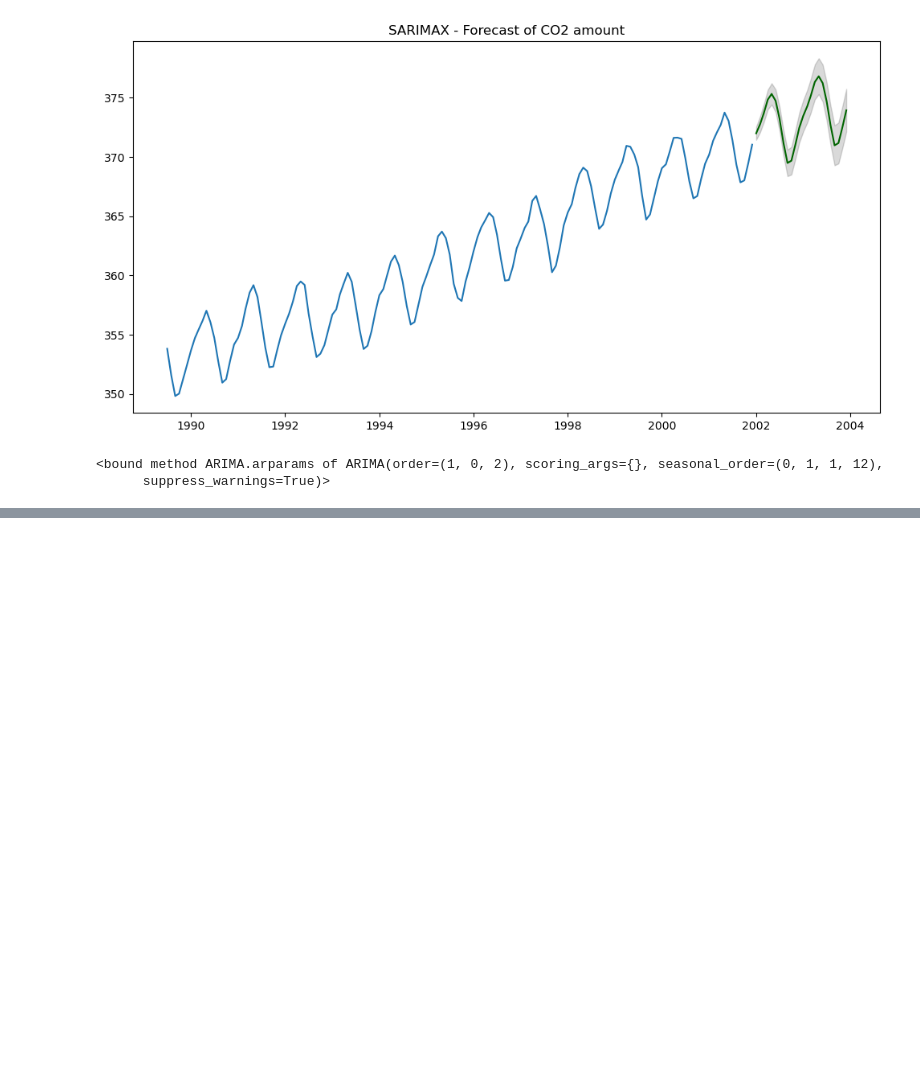
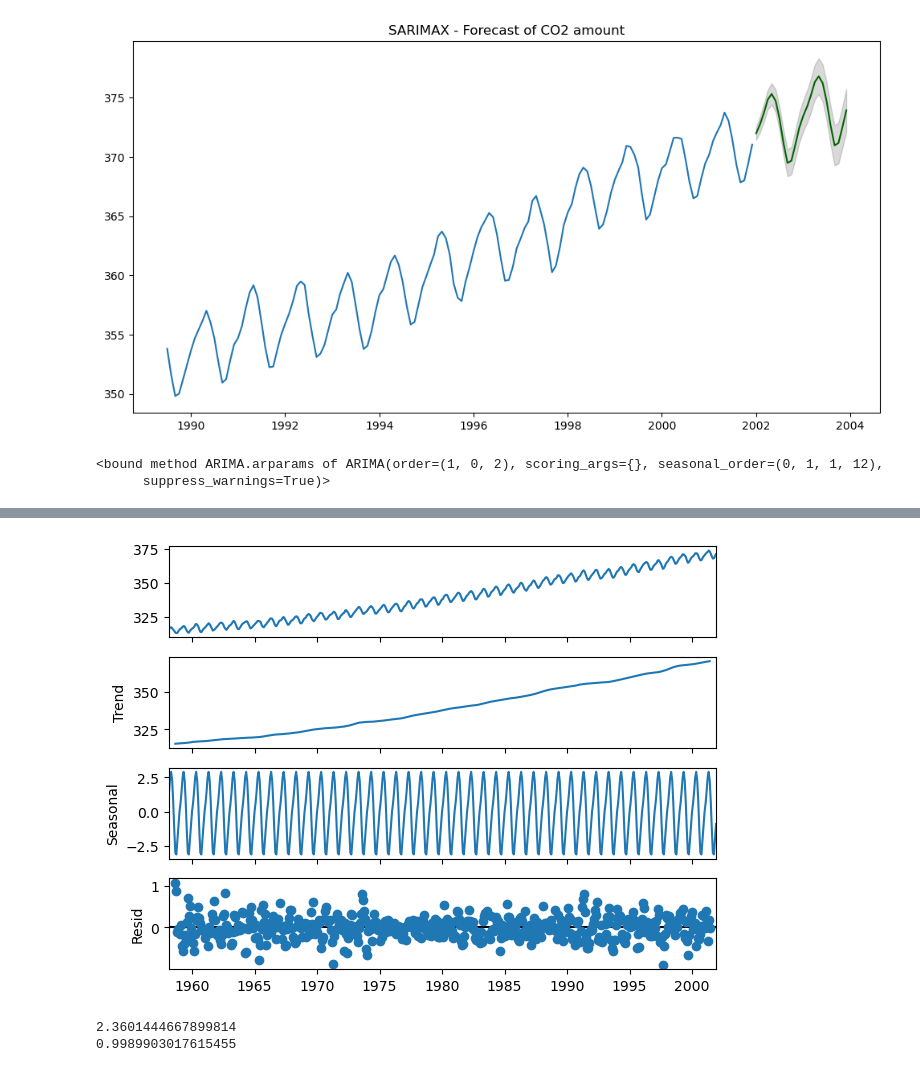
Before and after one commit to konsin1988/CO2_time_series_analysis_and_forecasting_pyspark, a Jupyter notebook: co2_model.ipynb, the cells around one changed output, grey strips where cells are left out. Drawn from its saved outputs; the diff is of its cells as text; code cells hidden in the pictures; blank space fills up the shorter version.

```diff
--- a/co2_model.ipynb
+++ b/co2_model.ipynb
@@ -1167,0 +1203,12 @@ SARIMAX_model.arparams
+# %%
+f.seasonal_decompose().plot()
+plt.show()
+# %% [output]
+[figure, added]
+# %%
+stat, pval, _, _, _, _ = f.adf_test(full_res=True)
+print(stat)
+print(pval)
+# %% [output]
+2.3601444667899814
+0.9989903017615455
```
Also changed, not shown: parts of 42 cells of this notebook.
